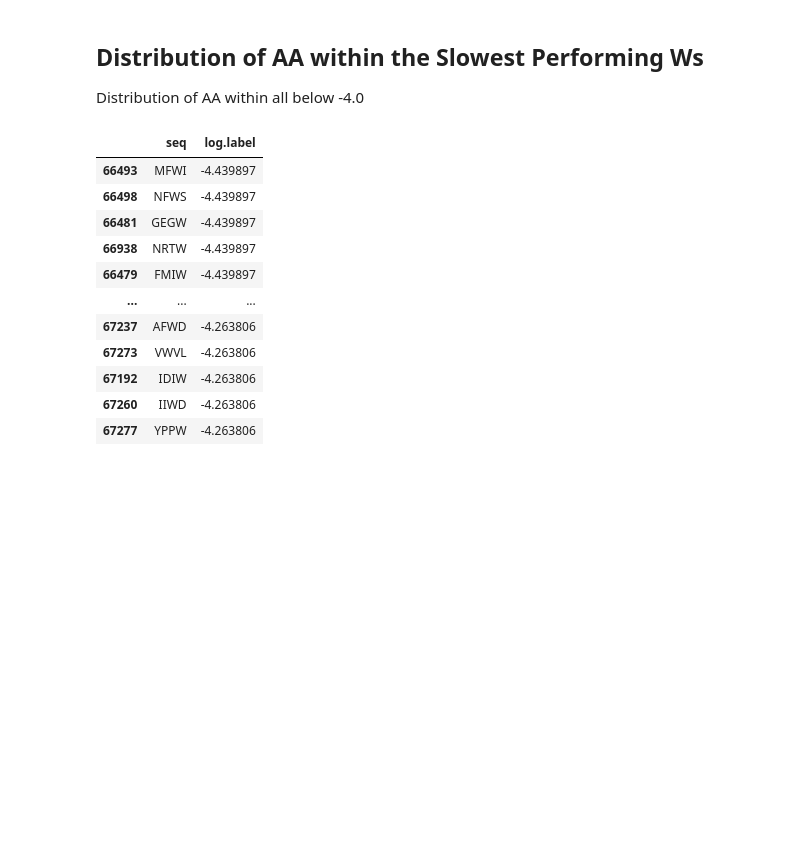
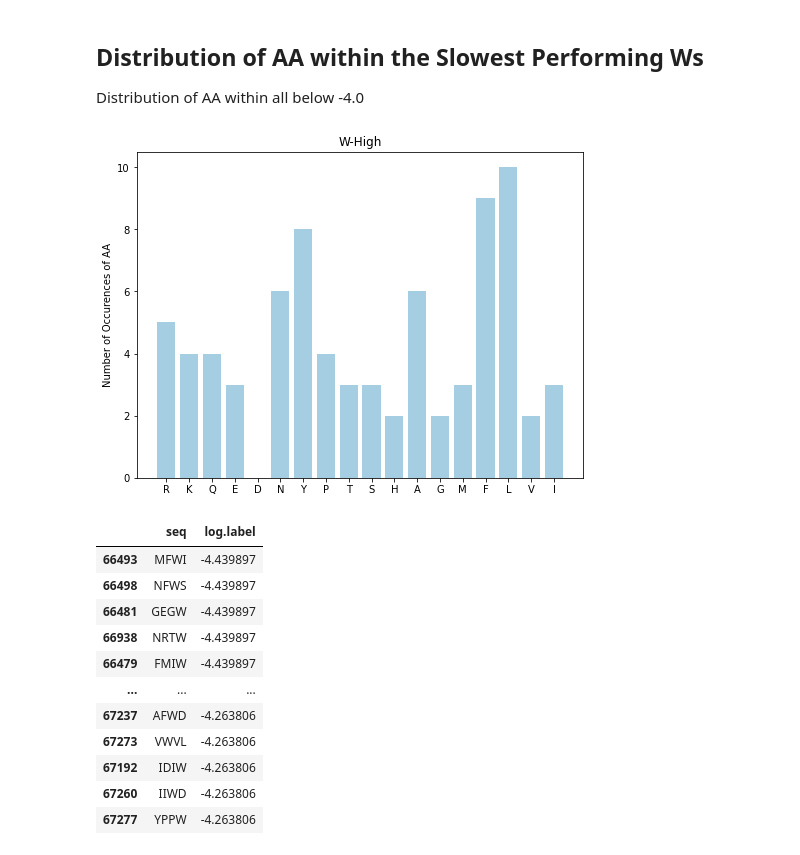
Before and after one commit to sharyar/GESAR-V2, a Jupyter notebook: DataProcessing/human_learning.ipynb, the cells around one changed output. Cells and saved outputs as stored; diff of their text form; code cells hidden in the pictures; blank space fills up the shorter version.

```diff
--- a/DataProcessing/human_learning.ipynb
+++ b/DataProcessing/human_learning.ipynb
@@ -271,6 +275,13 @@ Distribution of AA within all below -4.0
 # %%
 w_starts_with_less_neg4 = w_set[w_set['log.label'] <= -4.0]
 w_contains_less_neg4 = w_containing_set[w_containing_set['log.label'] <= -4.0]
+# %%
+
+w_contains_high = w_containing_set[w_containing_set['log.label'] >= -2.0]
+# %%
+aa_counter([w_contains_high], ['W-High'])
+# %% [output]
+[figure, added]
 # %%
 w_contains_less_neg4
 # %% [output]
```
Also changed, not shown: parts of 8 cells of this notebook, 1 other file.
